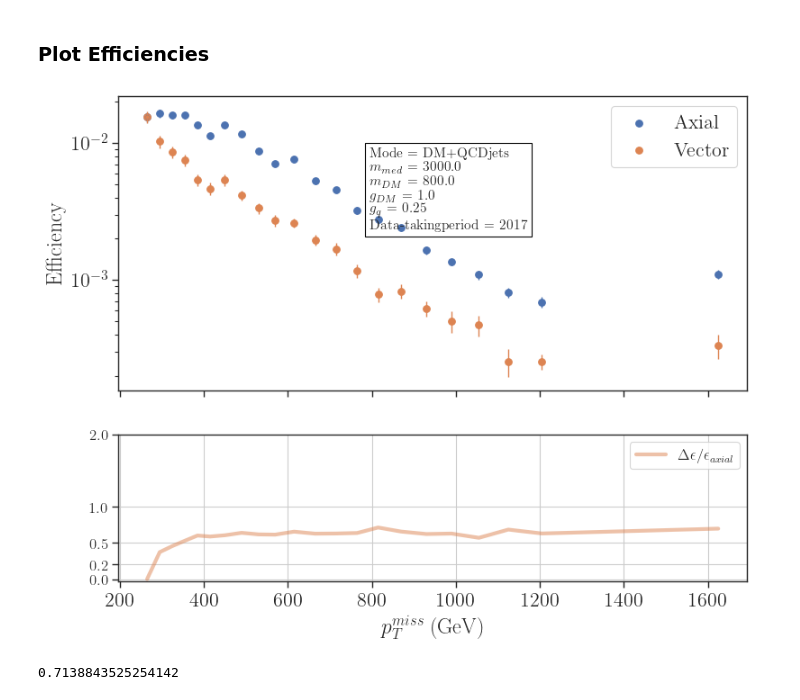
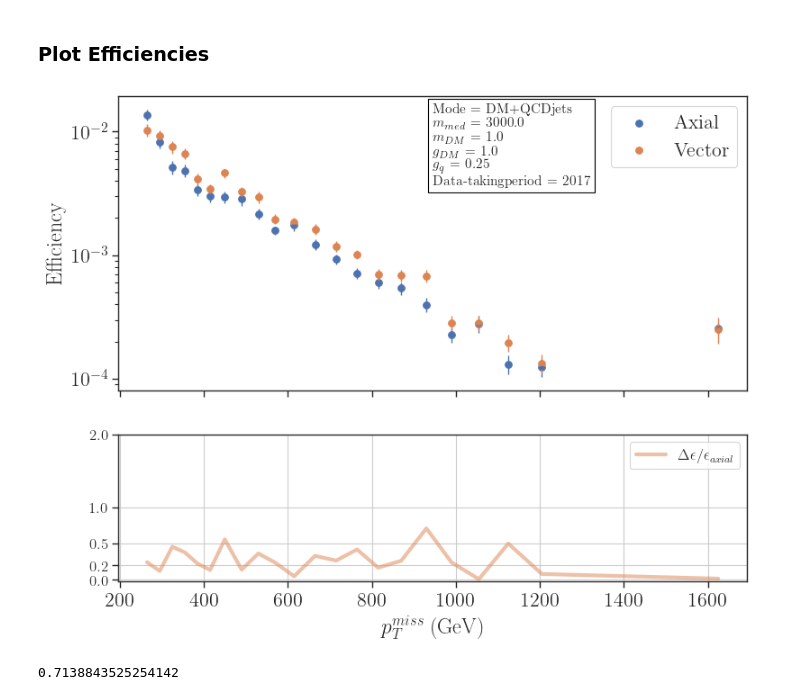
Before and after one commit to andlessa/MonoXSMS, a Jupyter notebook: notebooks/obtainEfficiencies-Copy1.ipynb, the cells around one changed output. Cells and saved outputs as stored; diff of their text form; code cells hidden in the pictures.

```diff
--- a/notebooks/obtainEfficiencies-Copy1.ipynb
+++ b/notebooks/obtainEfficiencies-Copy1.ipynb
@@ -70,7 +70,7 @@ $g_{q}$ = 0.25
 paramFilter = {
     'Mode' : 'DM+QCDjets',
     '$m_{med}$' : 3000.,
-    '$m_{DM}$' : 800.,
+    '$m_{DM}$' : 1.,
     '$g_{DM}$' : 1.,
     '$g_{q}$' : .25,
     'Data-takingperiod' : 2017
@@ -141,35 +141,35 @@ relDiff = relDiff.replace(np.nan, 0)
 diffError = np.array(diff)/np.sqrt(dataError.Axial**2 + dataError.Vector**2)
 diffError = diffError.replace(np.nan, 0)
 
 label1 = r'$\Delta \epsilon / \epsilon_{axial}$'
 # label1 = r'$\frac{\mbox{Axial-Vector}}{\mbox{Axial}}$'
 label2 = r'$\Delta \epsilon / \sigma_{\epsilon}$'
 
 ax[1].plot(binCenter, relDiff, color=colors[label], linewidth=3., label=label1, alpha=.5)
 # ax[1].plot(binCenter, diffError, color=colors[label], linewidth=3., linestyle='--',
 #            label=label2)
 
 
 ax[0].set_yscale('log')
-ax[0].text(.4, 2.4, textstr, fontsize=11, bbox=dict(facecolor='none', edgecolor='black'),
+ax[0].text(.5, 2.7, textstr, fontsize=11, bbox=dict(facecolor='none', edgecolor='black'),
            transform=plt.gca().transAxes)
 
 
 
 ax[0].set_ylabel('Efficiency')
 ax[0].legend()
 
 # ax[1].set_ylim(0., 2.)
 ax[1].legend(fontsize='12')
 ax[1].grid(True)
 ax[1].set_yticks([0., 0.2, 0.5, 1., 2.])
 ax[1].tick_params(axis='y', labelsize='12')
 ax[1].set_xlabel(r'$p_{T}^{miss}$ (GeV)')
 # ax[1].set_ylabel('Relative diff.')
 
 plt.show()
 # %% [output]
-[figure, old version]
+[figure, new version]
 # %%
 relDiff.max()
 # %% [output]
```
Also changed, not shown: parts of 1 cell of this notebook, 3 other files.
